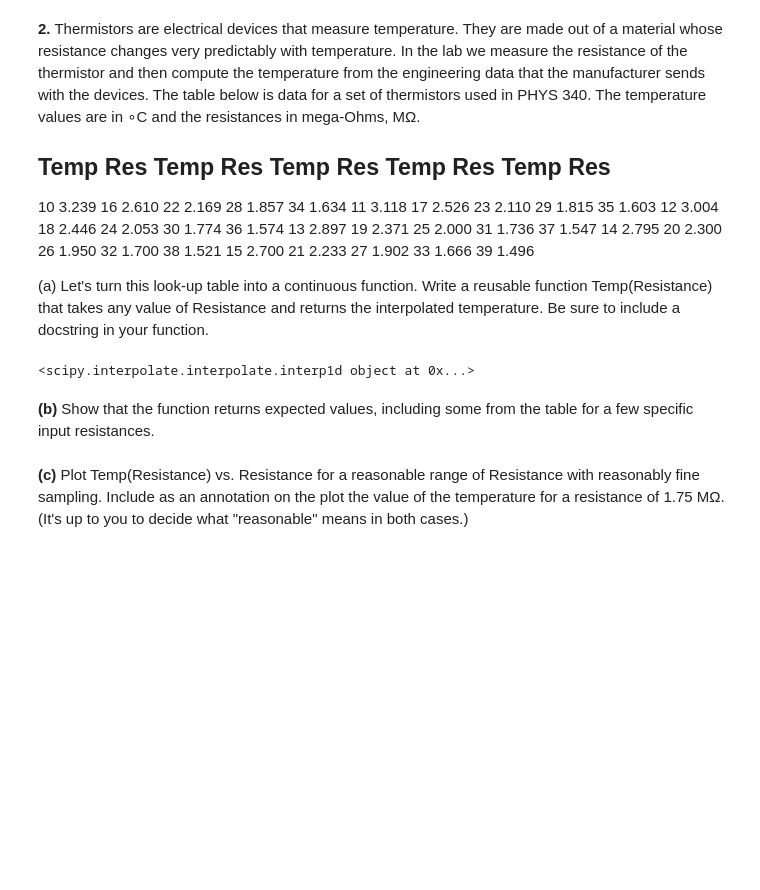
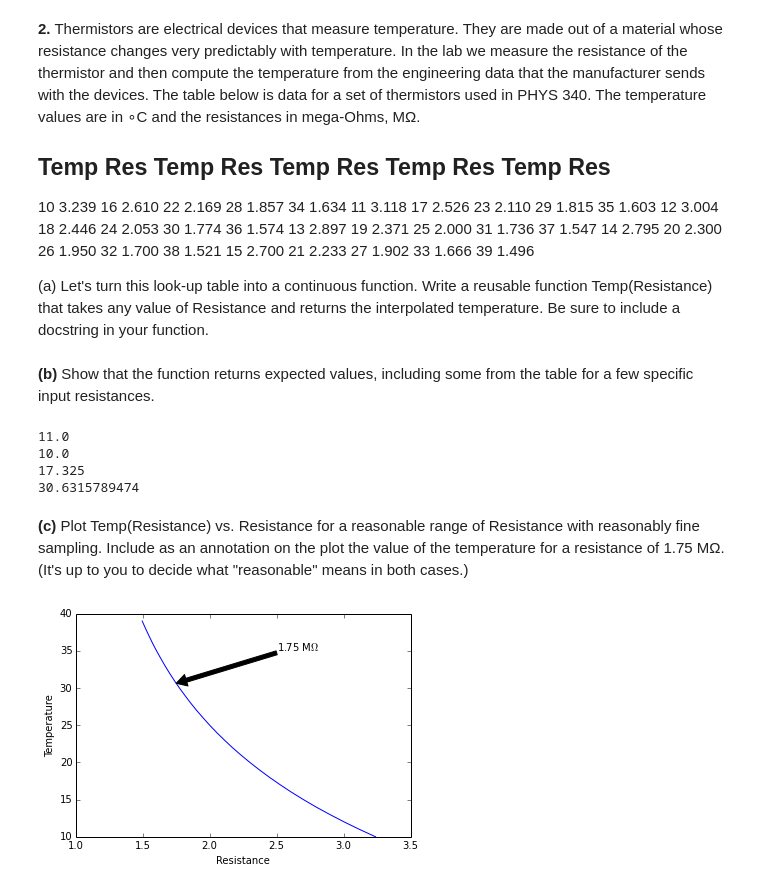
Before and after one commit to dclove202/PHYS202-S14, a Jupyter notebook: SciPy/InterpolationExercises.ipynb, the cells around one changed output. Cells and saved outputs as stored; diff of their text form; code cells hidden in the pictures; blank space fills up the shorter version.

Commit message:
Finished exercises from interpolation and differentiation

```diff
--- a/SciPy/InterpolationExercises.ipynb
+++ b/SciPy/InterpolationExercises.ipynb
@@ -48,14 +49,37 @@ Temp   Res   Temp   Res   Temp   Res   Temp   Res   Temp   Res
 
 (a) Let's turn this look-up table into a continuous function. Write a reusable function Temp(Resistance) that takes any value of Resistance and returns the interpolated temperature. Be sure to include a docstring in your function.
 # %%
-Temp = np.arange(10,40)
+Temps = np.arange(10,40)
 Res = (3.239, 3.118, 3.004, 2.897, 2.795, 2.700, 2.610, 2.526, 2.446, 2.371, 2.300, 2.233, 2.169, 2.110, 2.053, 2.000, 1.950, 1.902, 1.857, 1.815, 1.774, 1.736, 1.700, 1.666, 1.634, 1.603, 1.574, 1.547, 1.521, 1.496)
 Res = np.array(Res)
-from scipy.interpolate import interp1d
-ThermistorData = interp1d(Res, Temp)
-# %% [output]
-<scipy.interpolate.interpolate.interp1d object at 0x...>
+# %%
+from scipy.interpolate import interp1d
+def Temp(Resistance):
+    '''
+    Sets x as an interpolation of the Res Data vs. Temp data
+    Returns the Temperature for the inputted resistance that is in range
+    '''
+    x = interp1d(Res[::-1],Temps[::-1])
+    return x(Resistance)
 # %% [markdown]
 **(b)** Show that the function returns expected values, including some from the table for a few specific input resistances.
+# %%
+print Temp(3.118)
+print Temp(3.239)
+print Temp(2.5)
+print Temp(1.75)
+# %% [output]
+11.0
+10.0
+17.325
+30.6315789474
 # %% [markdown]
 **(c)** Plot Temp(Resistance) vs. Resistance for a reasonable range of Resistance with reasonably fine sampling. Include as an annotation on the plot the value of the temperature for a resistance of 1.75 MΩ. (It's up to you to decide what "reasonable" means in both cases.)
+# %%
+plt.plot(Res, Temp(Res))
+plt.ylabel('Temperature')
+plt.xlabel('Resistance')
+plt.annotate('1.75 M$\Omega$', xy=(1.75,30.6315789474), xytext=(2.5,35), arrowprops=dict(facecolor='black'))
+plt.show()
+# %% [output]
+[figure, added]
```
Also changed, not shown: parts of 1 cell of this notebook, 3 other files.
